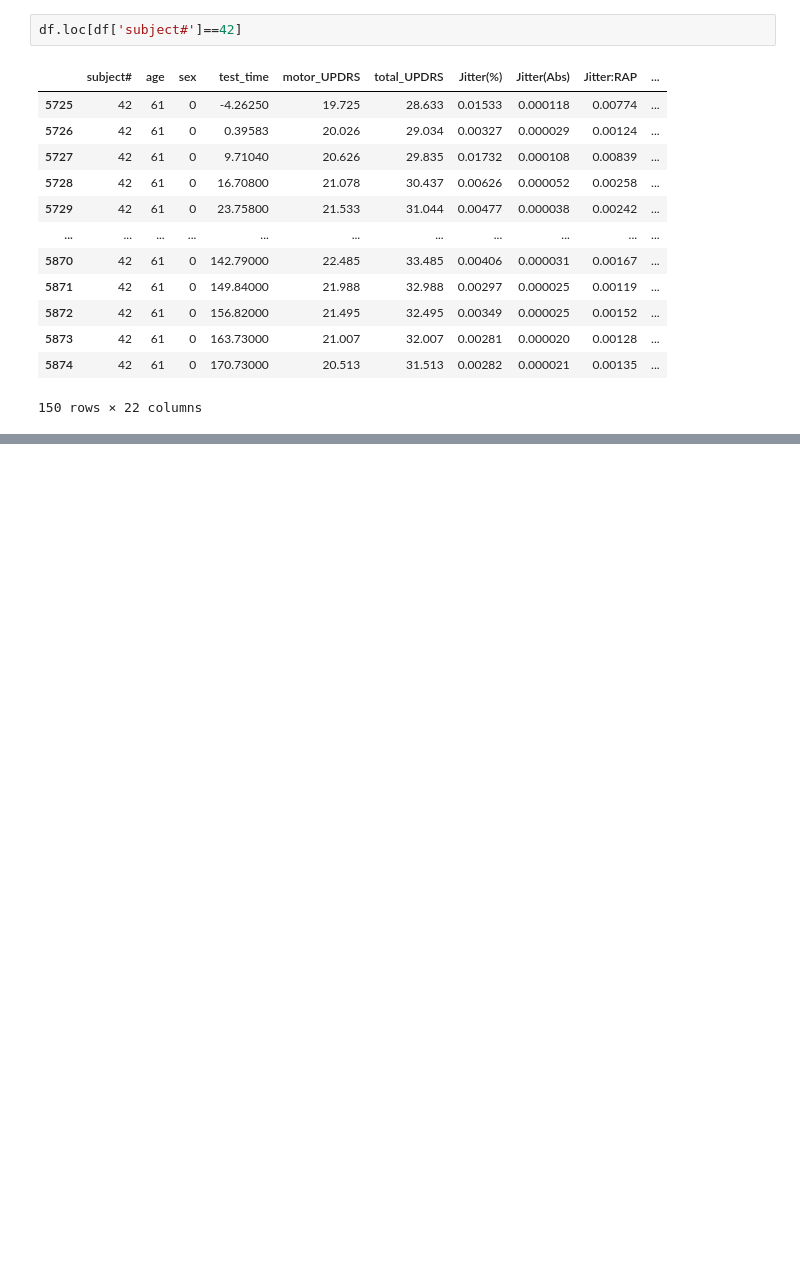
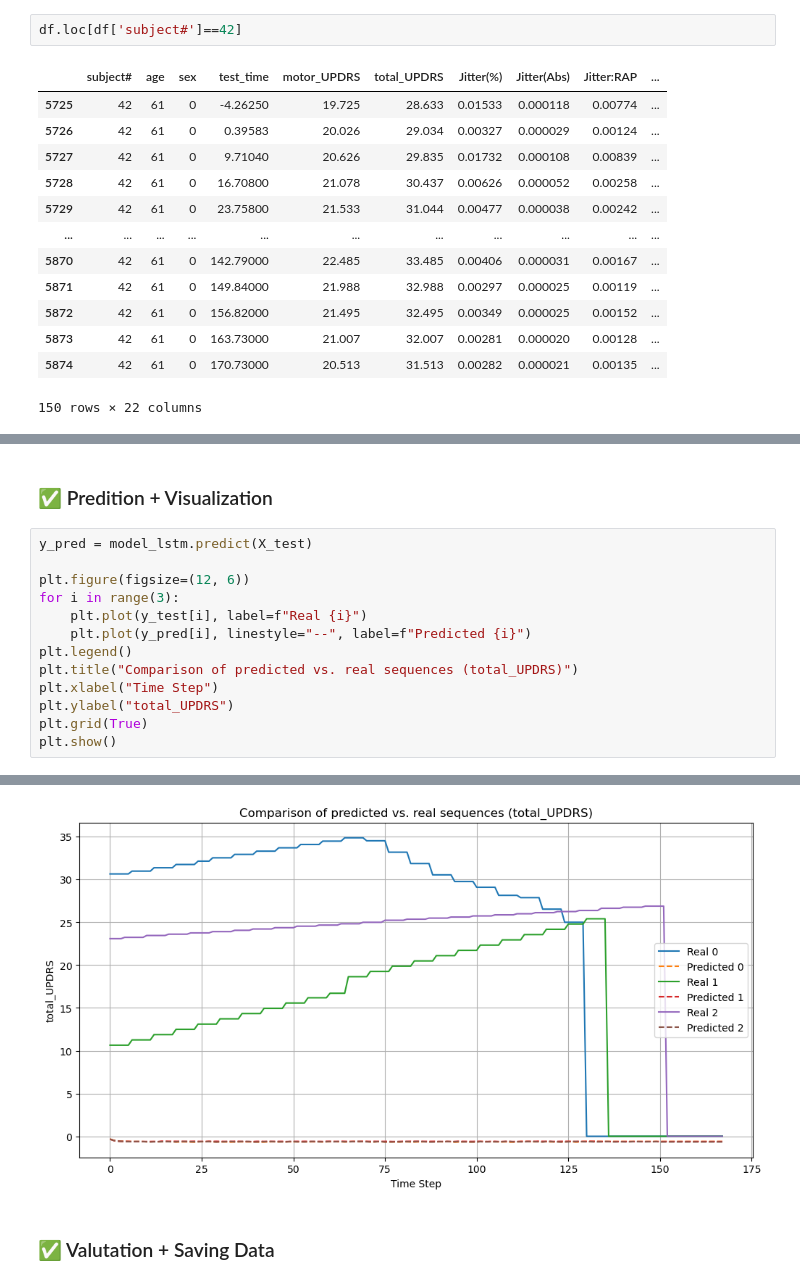
Before and after one commit to tratom/fcul-dl-project, a Jupyter notebook: project.ipynb, the cells around one changed output, grey strips where cells are left out. Cells and saved outputs as stored; diff of their text form; blank space fills up the shorter version.

```diff
--- a/project.ipynb
+++ b/project.ipynb
@@ -193,0 +368,16 @@ df.loc[df['subject#']==42]
+# %% [markdown]
+### ✅ Predition + Visualization
+# %%
+y_pred = model_lstm.predict(X_test)
+
+plt.figure(figsize=(12, 6))
+for i in range(3):
+    plt.plot(y_test[i], label=f"Real {i}")
+    plt.plot(y_pred[i], linestyle="--", label=f"Predicted {i}")
+plt.legend()
+plt.title("Comparison of predicted vs. real sequences (total_UPDRS)")
+plt.xlabel("Time Step")
+plt.ylabel("total_UPDRS")
+plt.grid(True)
+plt.show()
+# %% [output]
@@ -193,0 +385,3 @@ df.loc[df['subject#']==42]
+[figure, added]
+# %% [markdown]
+### ✅ Valutation + Saving Data
```
Also changed, not shown: parts of 11 cells of this notebook, 1 other file.
